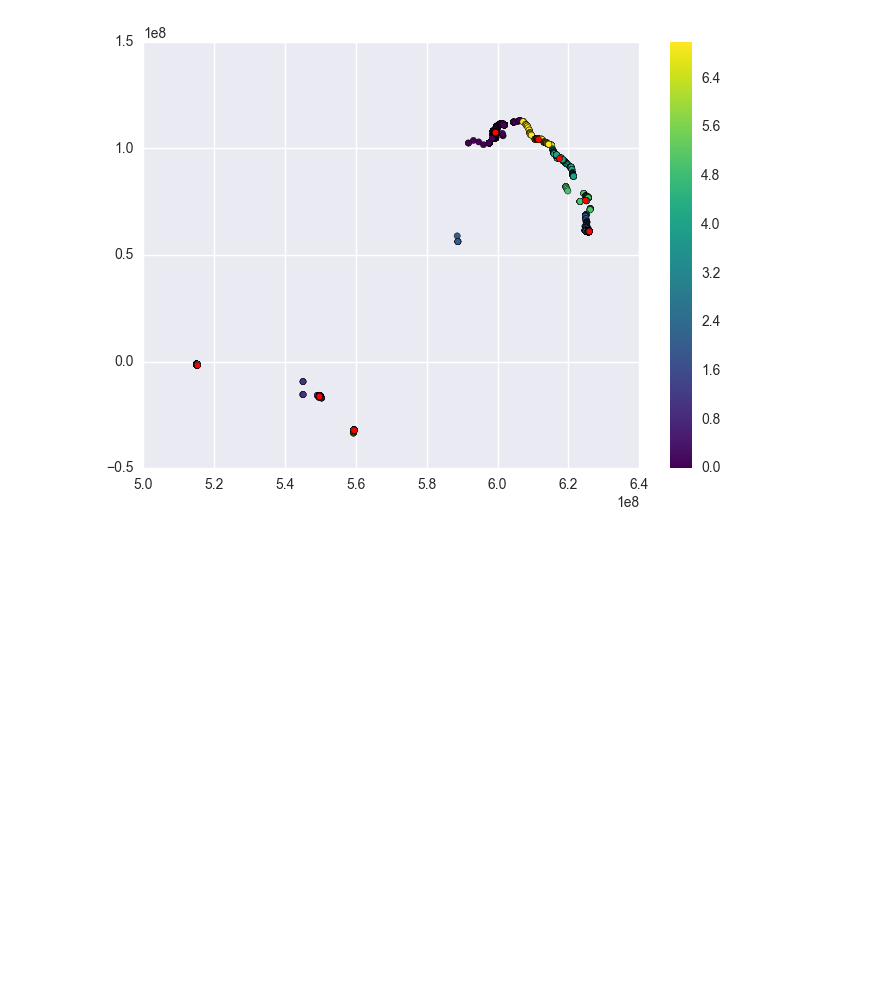
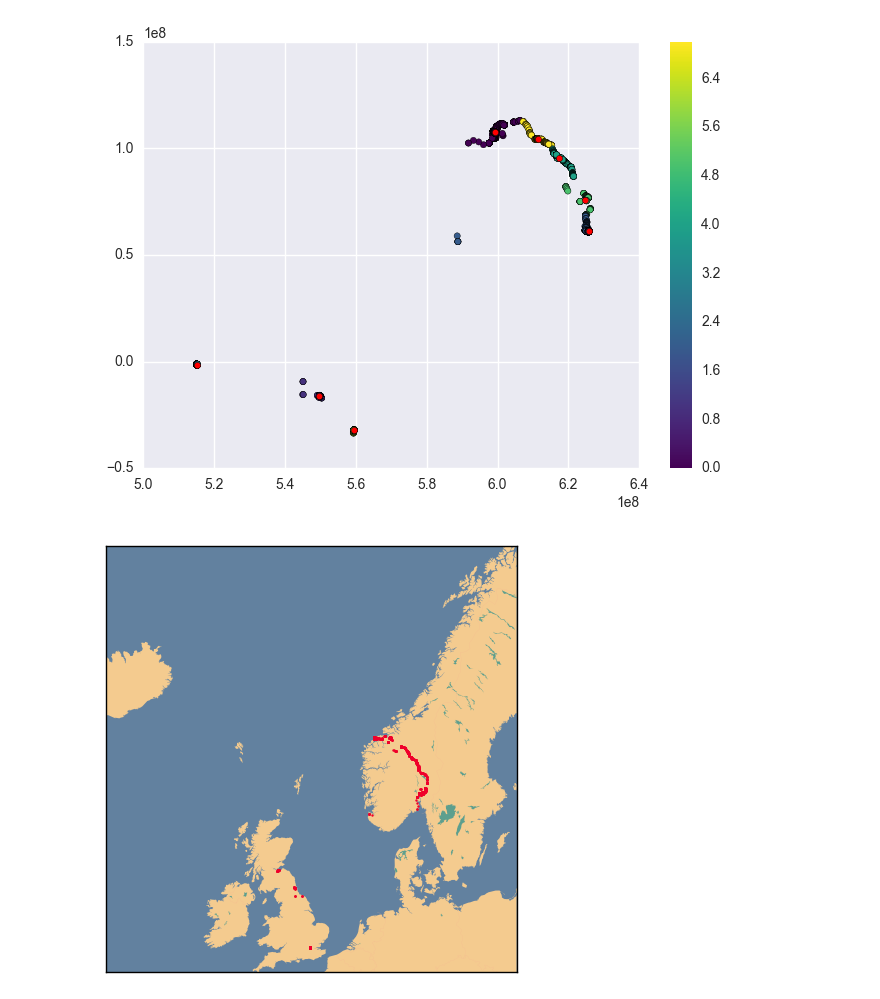
Before and after one commit to MarieRoald/MLkurs, a Jupyter notebook: notebooks/LocationData.ipynb, the cells around one changed output. Saved outputs shown, nothing was run; the diff lists cells and outputs as text; code cells hidden in the pictures; blank space fills up the shorter version.

```diff
--- a/notebooks/LocationData.ipynb
+++ b/notebooks/LocationData.ipynb
@@ -49,3 +49,25 @@ show()
 [figure]
 # %%
 from mpl_toolkits.basemap import Basemap
+# %%
+import matplotlib.pyplot as plt
+
+m1 = Basemap(projection='merc',
+             llcrnrlat=50,
+             urcrnrlat=70,
+             llcrnrlon=-20,
+             urcrnrlon=20,
+             lat_ts=0,
+             resolution='i')
+
+m1.fillcontinents(color='#F4CB8F',lake_color='#5D9F8E') # dark grey land, black lakes
+m1.drawmapboundary(fill_color='#62819F')                # black background
+m1.drawcountries(linewidth=1, color="#F4B58F")              # thin white line for country borders
+
+SCALAR_E7 = 0.0000001
+
+x, y = m1(SCALAR_E7*df.longitudeE7.values,SCALAR_E7*df.latitudeE7.values)
+m1.scatter(x,y, s=3, c="#EF002A", lw=0, alpha=1, zorder=5)
+plt.show()
+# %% [output]
+[figure, added]
```
Also changed, not shown: 1 other file.
